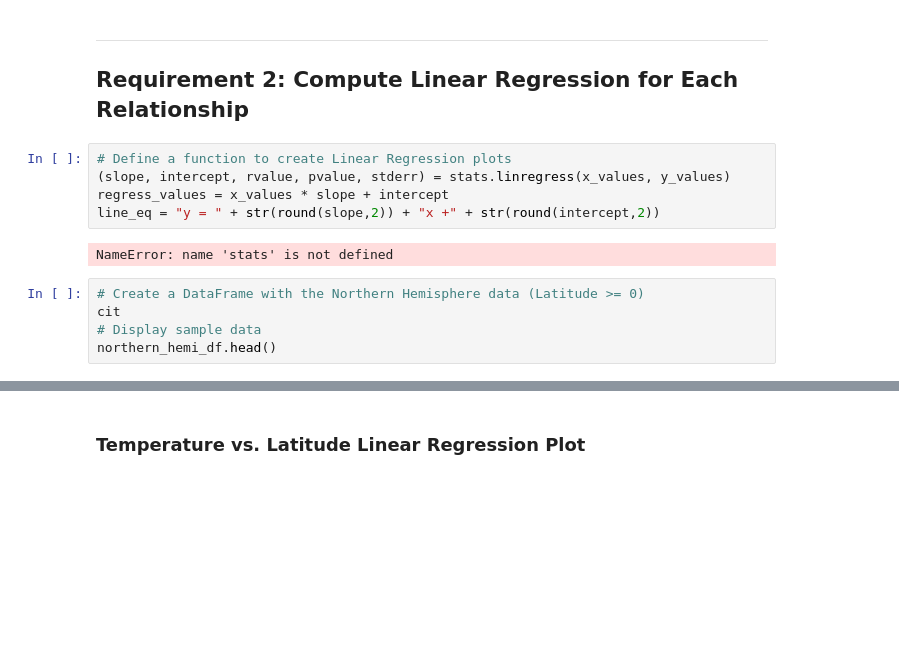
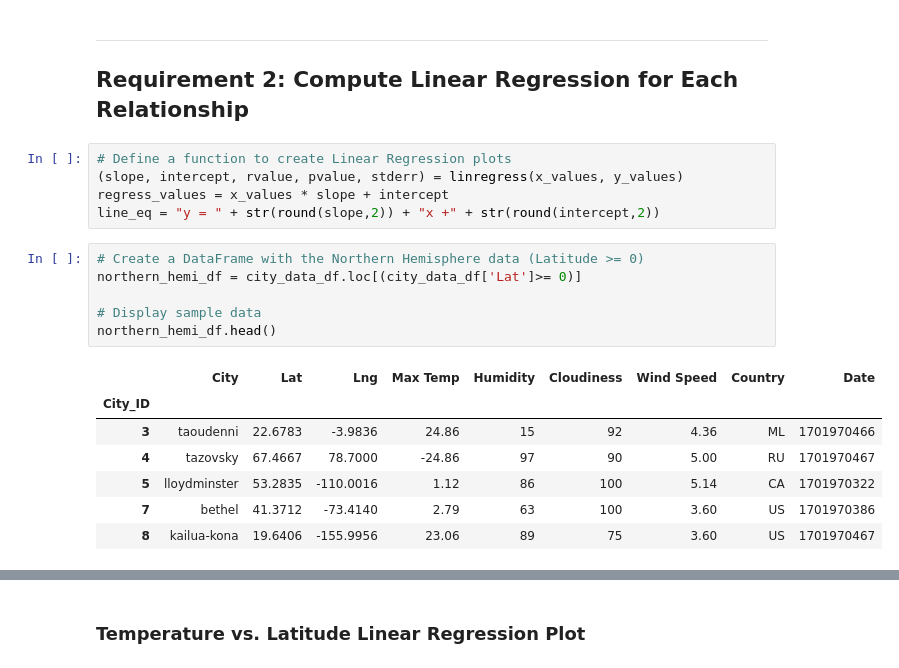
Before and after one commit to Artib03/python-api-challenge1, a Jupyter notebook: WeatherPy - Mywork.ipynb, the cells around one changed output, grey strips where cells are left out. Cells and saved outputs as stored; diff of their text form; blank space fills up the shorter version.

```diff
--- a/WeatherPy - Mywork.ipynb
+++ b/WeatherPy - Mywork.ipynb
@@ -275,15 +275,22 @@ plt.show()
 ## Requirement 2: Compute Linear Regression for Each Relationship
 # %%
 # Define a function to create Linear Regression plots
-(slope, intercept, rvalue, pvalue, stderr) = stats.linregress(x_values, y_values)
+(slope, intercept, rvalue, pvalue, stderr) = linregress(x_values, y_values)
 regress_values = x_values * slope + intercept
 line_eq = "y = " + str(round(slope,2)) + "x +" + str(round(intercept,2))
-# %% [output]
-NameError: name 'stats' is not defined
 # %%
 # Create a DataFrame with the Northern Hemisphere data (Latitude >= 0)
-cit
+northern_hemi_df = city_data_df.loc[(city_data_df['Lat']>= 0)]
+
 # Display sample data
 northern_hemi_df.head()
+# %% [output]
+|  | City | Lat | Lng | Max Temp | Humidity | Cloudiness | Wind Speed | Country | Date |
+| City_ID |  |  |  |  |  |  |  |  |  |
+| 3 | taoudenni | 22.6783 | -3.9836 | 24.86 | 15 | 92 | 4.36 | ML | 1701970466 |
+| 4 | tazovsky | 67.4667 | 78.7000 | -24.86 | 97 | 90 | 5.00 | RU | 1701970467 |
+| 5 | lloydminster | 53.2835 | -110.0016 | 1.12 | 86 | 100 | 5.14 | CA | 1701970322 |
+| 7 | bethel | 41.3712 | -73.4140 | 2.79 | 63 | 100 | 3.60 | US | 1701970386 |
+| 8 | kailua-kona | 19.6406 | -155.9956 | 23.06 | 89 | 75 | 3.60 | US | 1701970467 |
 # %%
 # Create a DataFrame with the Southern Hemisphere data (Latitude < 0)
```
Also changed, not shown: parts of 11 cells of this notebook, 4 other files.
